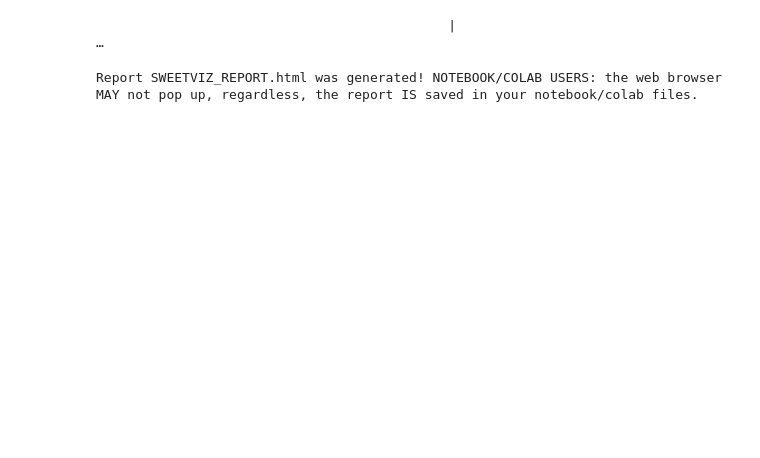
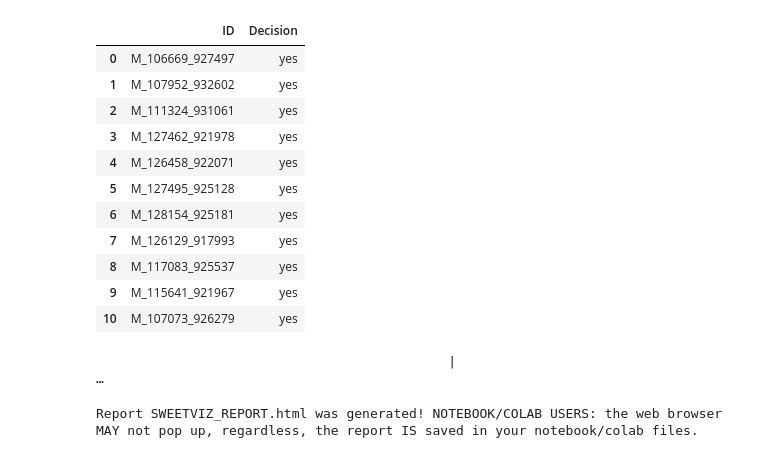
Before and after one commit to saulshanabrook/property-data, a Jupyter notebook: Untitled.ipynb, the cells around one changed output. Drawn from its saved outputs; the diff is of its cells as text; code cells hidden in the pictures; blank space fills up the shorter version.

```diff
--- a/Untitled.ipynb
+++ b/Untitled.ipynb
@@ -86,3 +97,20 @@ IndexError: index out of range
+# %%
+selections = pd.read_csv("https://docs.google.com/spreadsheets/d/1HpW1V0rcQd2ZBQM5esvtukCMMge_0FDc0L9HKV61DL4/gviz/tq?tqx=out:csv&sheet=Sheet1")
+# %%
+selections
+# %% [output]
+|  | ID | Decision |
+| 0 | M_106669_927497 | yes |
+| 1 | M_107952_932602 | yes |
+| 2 | M_111324_931061 | yes |
+| 3 | M_127462_921978 | yes |
+| 4 | M_126458_922071 | yes |
+| 5 | M_127495_925128 | yes |
+| 6 | M_128154_925181 | yes |
+| 7 | M_126129_917993 | yes |
+| 8 | M_117083_925537 | yes |
+| 9 | M_115641_921967 | yes |
+| 10 | M_107073_926279 | yes |
 # %%
 import sweetviz
 # %%
```
Also changed, not shown: parts of 12 cells of this notebook, 6 other files.
